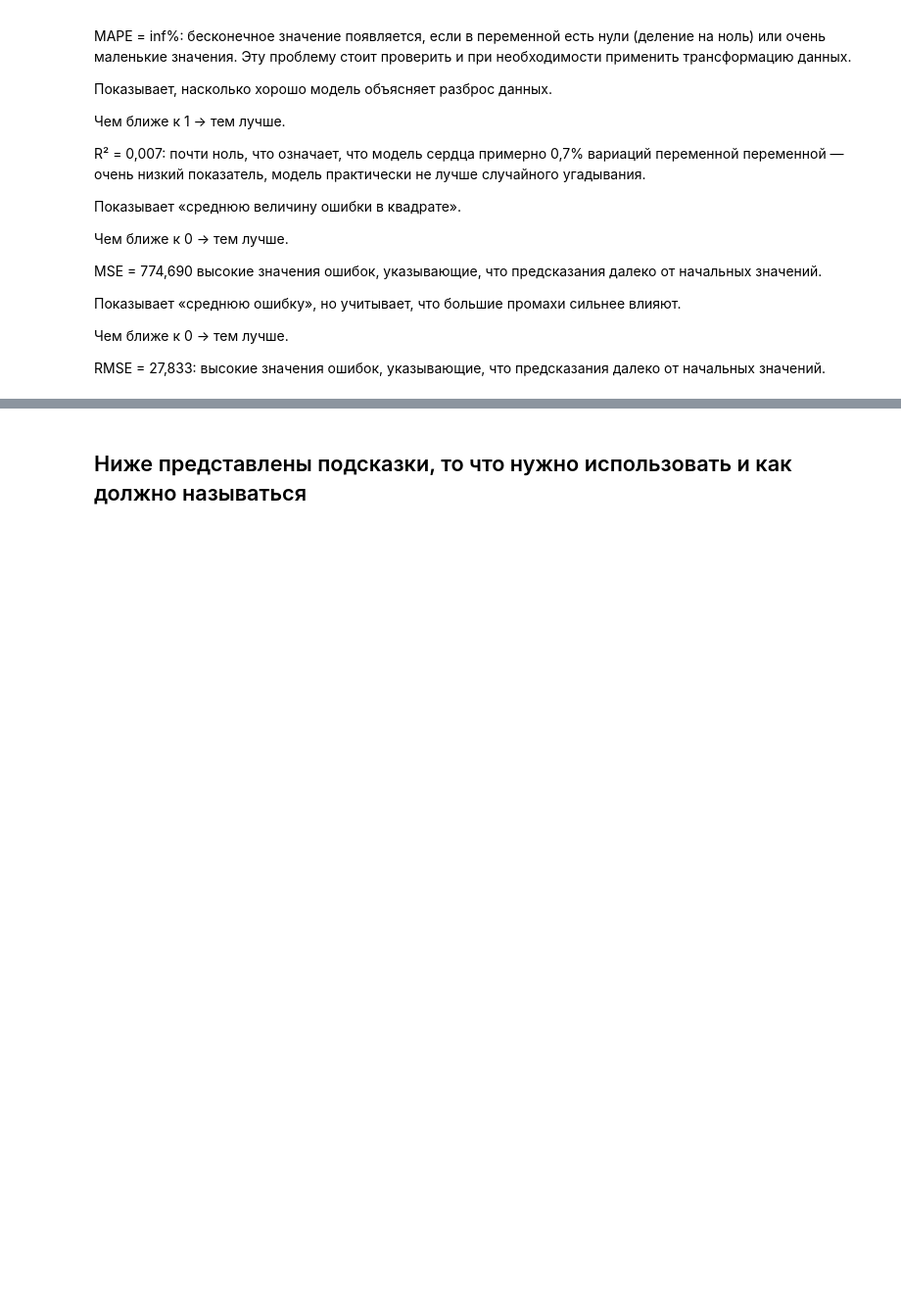
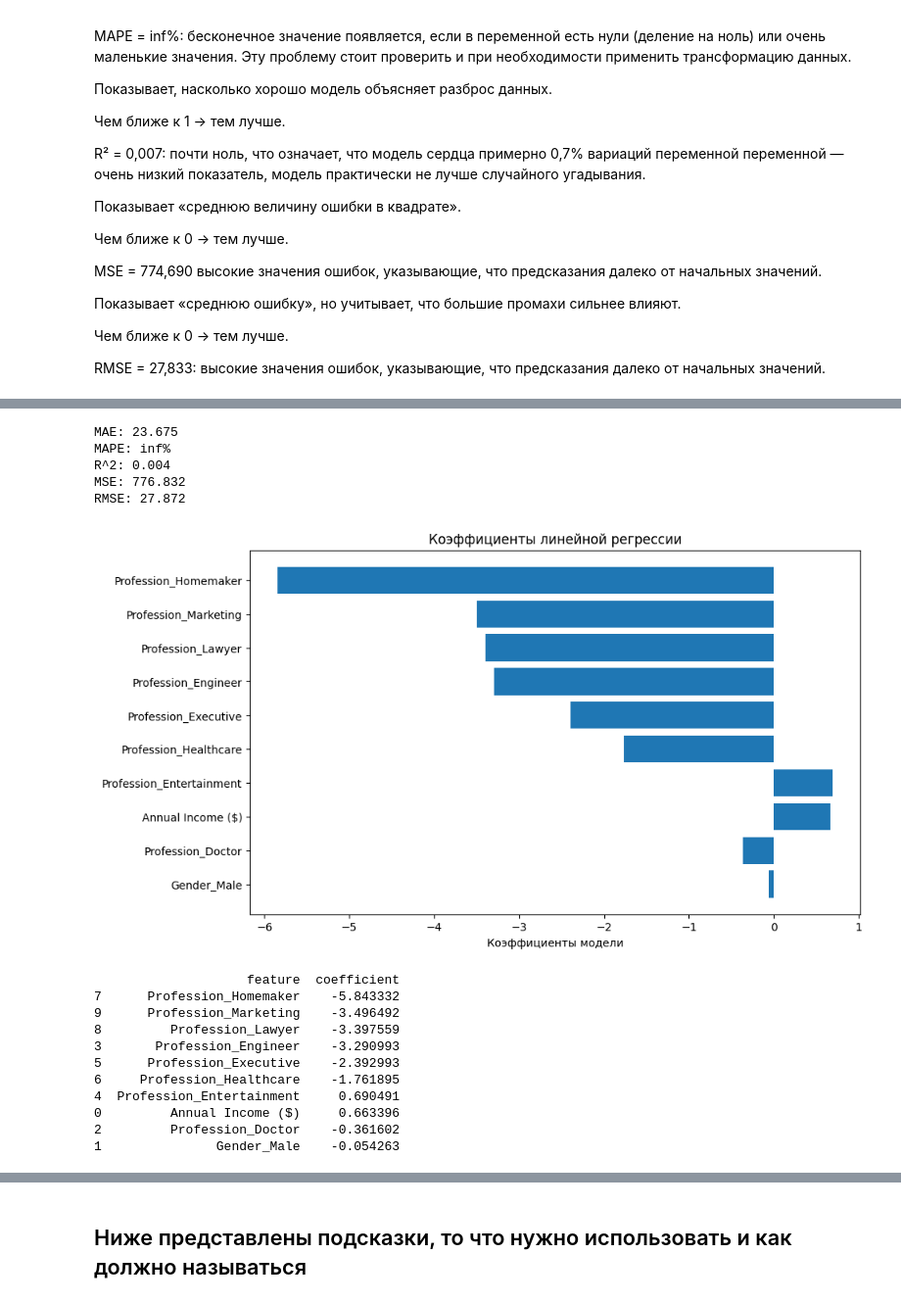
Before and after one commit to Canchili/-, a Jupyter notebook: Копия_блокнота_"Домашнее_задание_2_ipynb".ipynb, the cells around one changed output, grey strips where cells are left out. Shown: that part at 98% size. Saved outputs shown, nothing was run; the diff lists cells and outputs as text; code cells hidden in the pictures; blank space fills up the shorter version.

```diff
--- a/Копия_блокнота_"Домашнее_задание_2_ipynb".ipynb
+++ b/Копия_блокнота_"Домашнее_задание_2_ipynb".ipynb
@@ -478,0 +570,80 @@ MSE = 774,690 высокие значения ошибок, указывающи
+# %%
+categorical_features = ['Gender', 'Profession']
+numerical_features = ['Annual Income ($)']
+
+best_features = categorical_features + numerical_features
+
+# Выделяем данные по признакам
+X_cat = df[categorical_features].astype('category')
+X_num = df[numerical_features]
+
+# OneHot кодирование категориальных признаков (исключая базовый уровень)
+encoder = OneHotEncoder(drop='first', sparse_output=False)
+X_cat_encoded = encoder.fit_transform(X_cat)
+cat_feature_names = encoder.get_feature_names_out(categorical_features)
+
+# Масштабирование числовых признаков
+scaler = StandardScaler()
+X_num_scaled = scaler.fit_transform(X_num)
+
+# Объединение обработанных признаков
+X_scaled = pd.DataFrame(
+    np.hstack([X_num_scaled, X_cat_encoded]),
+    columns=list(numerical_features) + list(cat_feature_names),
+    index=df.index
+)
+
+# Обучение модели на всей выборке
+model = LinearRegression()
+model.fit(X_scaled, y)
+
+# Предсказания на всей выборке
+y_pred = model.predict(X_scaled)
+
+# Рассчет метрик качества
+mae = mean_absolute_error(y, y_pred)
+mse = mean_squared_error(y, y_pred)
+rmse = np.sqrt(mse)
+r2 = r2_score(y, y_pred)
+mape = np.mean(np.abs((y - y_pred) / y)) * 100
+
+print(f"MAE: {mae:.3f}")
+print(f"MAPE: {mape:.2f}%")
+print(f"R^2: {r2:.3f}")
+print(f"MSE: {mse:.3f}")
+print(f"RMSE: {rmse:.3f}")
+
+# Визуализация коэффициентов модели
+coef_df = pd.DataFrame({
+    'feature': X_scaled.columns,
+    'coefficient': model.coef_
+})
+
+coef_df = coef_df.sort_values(by='coefficient', key=lambda x: x.abs(), ascending=False)
+
+plt.figure(figsize=(10, 6))
+plt.barh(coef_df['feature'], coef_df['coefficient'])
+plt.xlabel('Коэффициенты модели')
+plt.title('Коэффициенты линейной регрессии')
+plt.gca().invert_yaxis()
+plt.show()
+
+print(coef_df)
+# %% [output]
+MAE: 23.675
+MAPE: inf%
+R^2: 0.004
+MSE: 776.832
+RMSE: 27.872
+[figure, added]
+                    feature  coefficient
+7      Profession_Homemaker    -5.843332
+9      Profession_Marketing    -3.496492
+8         Profession_Lawyer    -3.397559
+3       Profession_Engineer    -3.290993
+5      Profession_Executive    -2.392993
+6     Profession_Healthcare    -1.761895
+4  Profession_Entertainment     0.690491
+0         Annual Income ($)     0.663396
+2         Profession_Doctor    -0.361602
+1               Gender_Male    -0.054263
```
Also changed, not shown: parts of 10 cells of this notebook.
